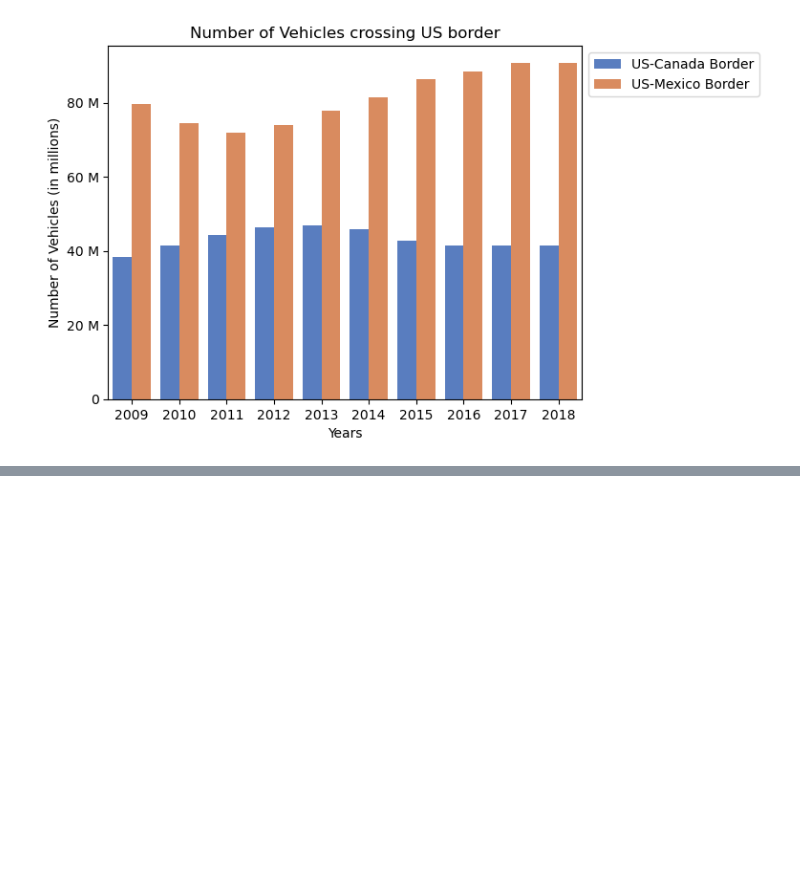
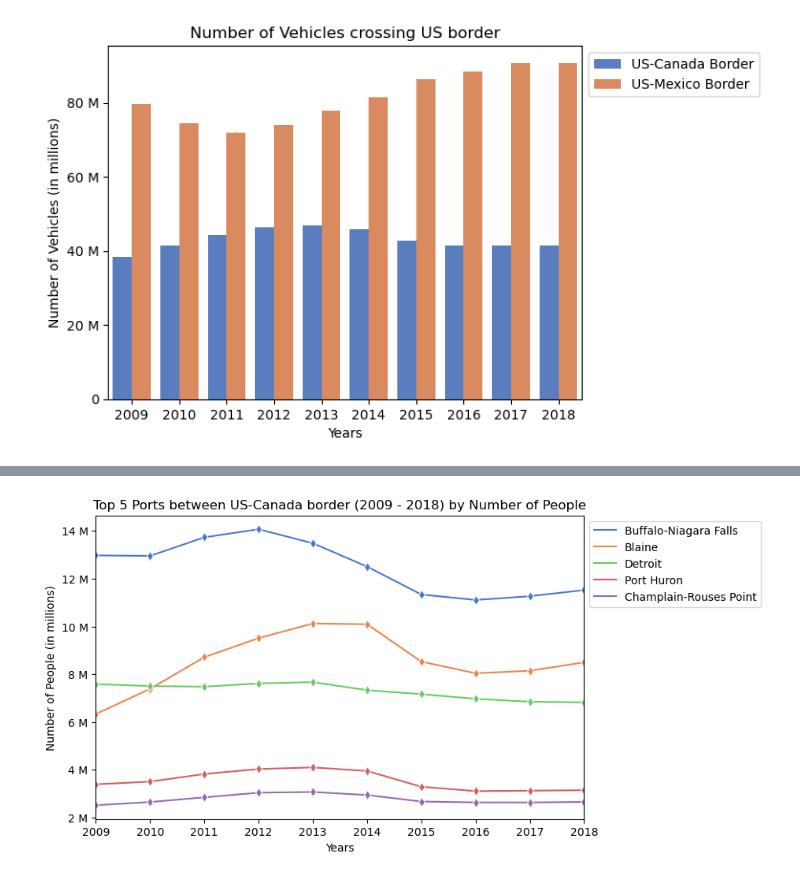
Before and after one commit to saraparveen26/Data-Visualization---US-Border-Crossing, a Jupyter notebook: border_crossing_sara.ipynb, the cells around one changed output, grey strips where cells are left out. Drawn from its saved outputs; the diff is of its cells as text; code cells hidden in the pictures; blank space fills up the shorter version.

```diff
--- a/border_crossing_sara.ipynb
+++ b/border_crossing_sara.ipynb
@@ -366,0 +419,5 @@ plt.show()
+# %%
+# top5_ports_canada_people = people_canada_df.loc[people_canada_df["Port Name"] == ]
+top5_ports_canada_people = people_canada_df.groupby(["Year", "Port Name"])["Value"].sum().reset_index()
+top5_ports_canada_people = top5_ports_canada_people.nlargest(50, "Value").reset_index(drop=True)
+top5_ports_canada_people
@@ -367,3 +442,21 @@ plt.show()
+# %%
+Fig4 = sns.lineplot(data=top5_ports_canada_people, x="Year", y="Value", hue="Port Name", marker='d')
+Fig4.yaxis.set_major_formatter(ticker.EngFormatter())
+# Fig1.bar_label(Fig1.containers[0])
+Fig4.set_xlabel("Years")
+Fig4.set_ylabel("Number of People (in millions)")
+Fig4.set_title("Top 5 Ports between US-Canada border (2009 - 2018) by Number of People")
+
+Fig4.set_xlim(2009, 2018)
+
+plt.legend(bbox_to_anchor=(1, 1), loc='upper left')
+plt.rcParams['figure.figsize']=8,5
+# Save the figure
+plt.savefig("Images/Fig4.png")
+
+plt.show()
+# %% [output]
+[figure, added]
 # %%
 # mexico_df = final_df.loc[final_df["Border"] == "US-Mexico Border"]
 # mexico_df = mexico_df.rename(columns={"Value" : "US-Mexico Border"})
```
Also changed, not shown: parts of 7 cells of this notebook, 2 other files.
